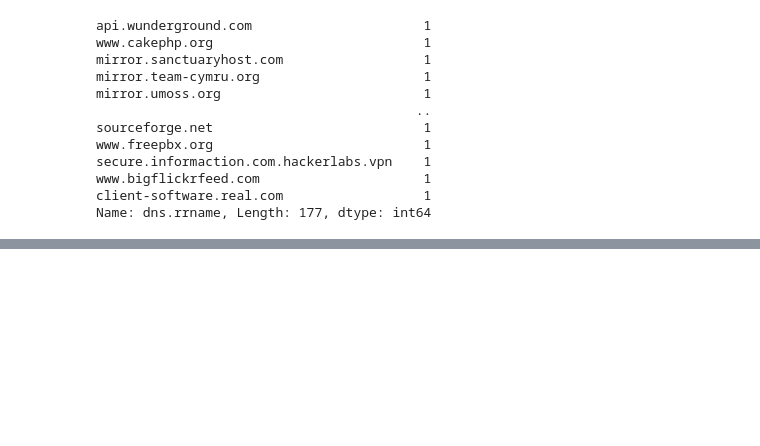
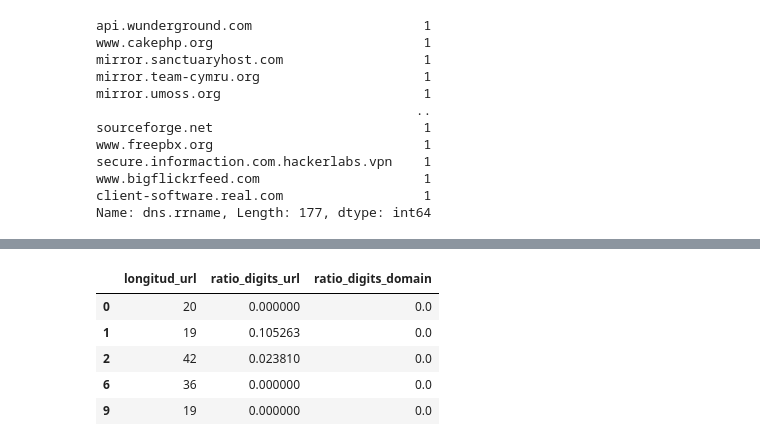
Before and after one commit to dianaxime/SDS-Lab6, a Jupyter notebook: Lab6.ipynb, the cells around one changed output, grey strips where cells are left out. Cells and saved outputs as stored; diff of their text form; code cells hidden in the pictures; blank space fills up the shorter version.

```diff
--- a/Lab6.ipynb
+++ b/Lab6.ipynb
@@ -127,0 +192,9 @@ unique_domains.head()
+# %%
+nuevo_df.head()
+# %% [output]
+|  | longitud_url | ratio_digits_url | ratio_digits_domain |
+| 0 | 20 | 0.000000 | 0.0 |
+| 1 | 19 | 0.105263 | 0.0 |
+| 2 | 42 | 0.023810 | 0.0 |
+| 6 | 36 | 0.000000 | 0.0 |
+| 9 | 19 | 0.000000 | 0.0 |
```
Also changed, not shown: parts of 34 cells of this notebook, 1 other file.
